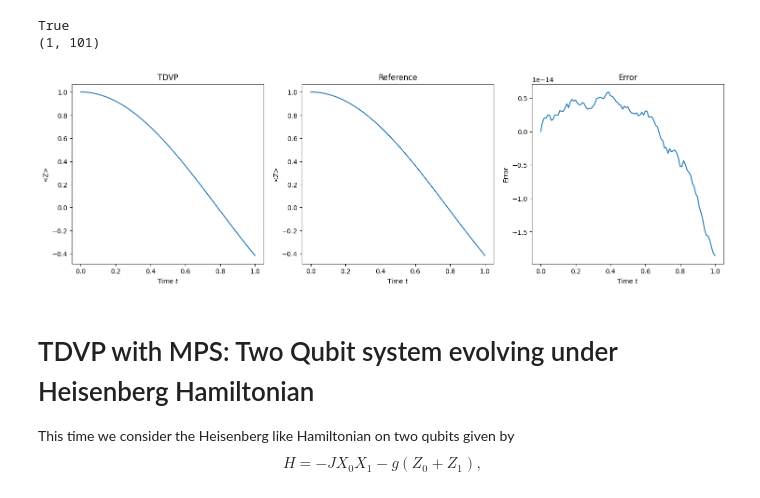
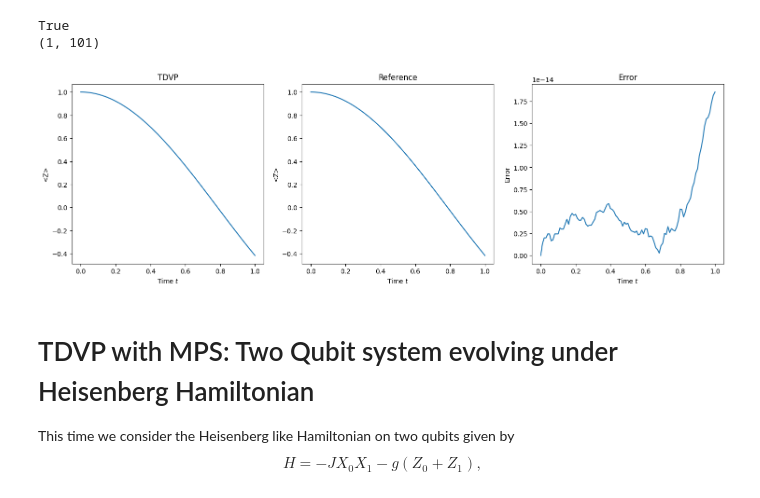
Before and after one commit to Drachier/PyTreeNet, a Jupyter notebook: example_notebooks/tdvp/demonstrating_tdvp_for_mps.ipynb, the cells around one changed output. Cells and saved outputs as stored; diff of their text form; code cells hidden in the pictures.

```diff
--- a/example_notebooks/tdvp/demonstrating_tdvp_for_mps.ipynb
+++ b/example_notebooks/tdvp/demonstrating_tdvp_for_mps.ipynb
@@ -77,23 +83,23 @@ tdvp_results = tdvp.operator_results(realise=True)[0]
 # %%
 fig1, axs1 = plt.subplots(1,3, sharex=True, figsize=(18,5))
 axs1[0].plot(times, tdvp_results)
 axs1[0].set_xlabel("Time $t$")
 axs1[0].set_ylabel("<Z>")
 axs1[0].set_title("TDVP")
 
 axs1[1].plot(times, ref_results)
 axs1[1].set_xlabel("Time $t$")
 axs1[1].set_ylabel("<Z>")
 axs1[1].set_title("Reference")
 
-axs1[2].plot(times, ref_results - tdvp_results)
+axs1[2].plot(times, np.abs(ref_results - tdvp_results))
 axs1[2].set_xlabel("Time $t$")
 axs1[2].set_ylabel("Error")
 axs1[2].set_title("Error")
 
 plt.show()
 # %% [output]
-[figure, old version]
+[figure, new version]
 # %% [markdown]
 # TDVP with MPS: Two Qubit system evolving under Heisenberg Hamiltonian
 This time we consider the Heisenberg like Hamiltonian on two qubits given by
```
Also changed, not shown: parts of 16 cells of this notebook.
